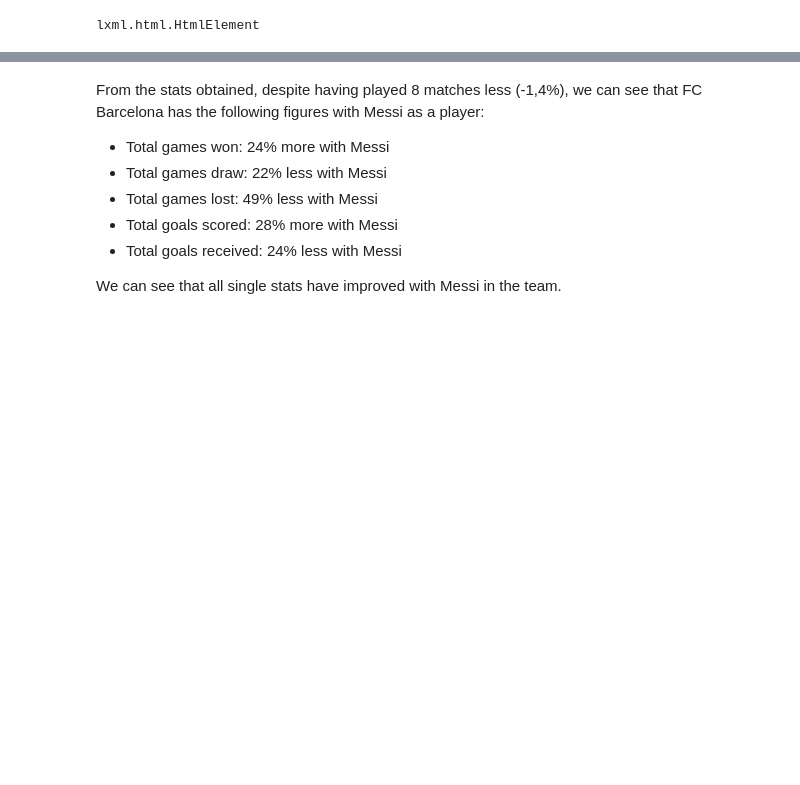
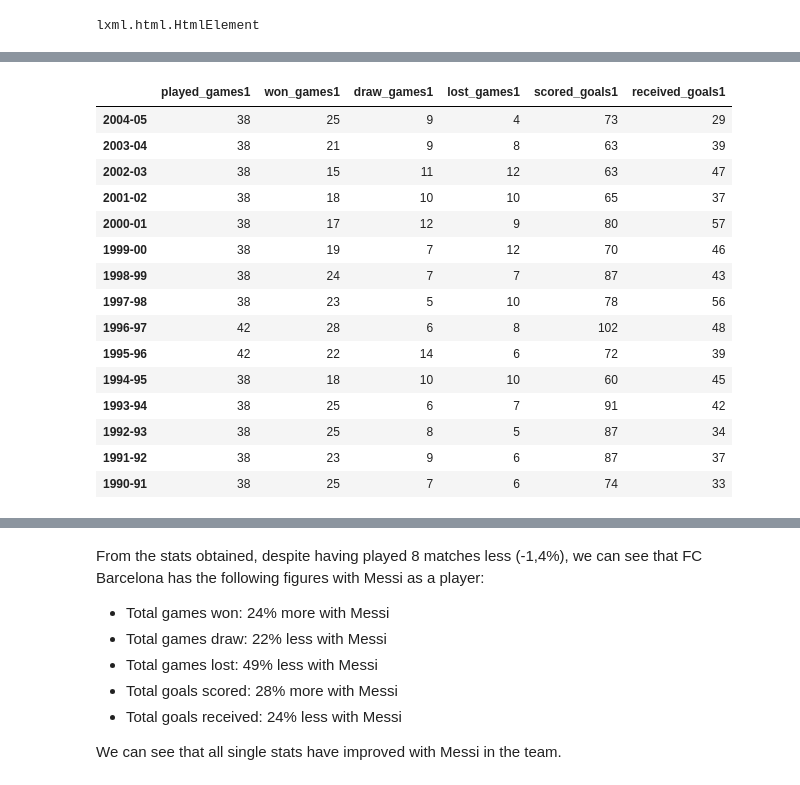
Before and after one commit to ta-datapt-bcn/project-web, a Jupyter notebook: project3_projectweb.ipynb, the cells around one changed output, grey strips where cells are left out. Saved outputs shown, nothing was run; the diff lists cells and outputs as text; code cells hidden in the pictures; blank space fills up the shorter version.

```diff
--- a/project3_projectweb.ipynb
+++ b/project3_projectweb.ipynb
@@ -410,19 +546,36 @@ for i in seasons_wo_messi:
 # %%
 # Define a dictionary that will be used to creat a DataFrame with all the stats per season
 
 games1 = { 'played_games1':played_games1, 'won_games1':won_games1, 'draw_games1':draw_games1, 'lost_games1':lost_games1, 'scored_goals1':scored_goals1, 'received_goals1':received_goals1}
 
 # Creation of the DataFrame
 
 df_wo_messi = pd.DataFrame(games1, columns=['played_games1','won_games1', 'draw_games1', 'lost_games1', 'scored_goals1', 'received_goals1'], index=season1)
 
 # Casting from str to int
 
 df_wo_messi = df_wo_messi.applymap(lambda x: int(x))
 
 # Creation of a csv file with the DataFrame
 
-df_wo_messi.to_csv('WS_output/2.standings_without_messi.csv')
+df_wo_messi#.to_csv('WS_output/2.standings_without_messi.csv')
+# %% [output]
+|  | played_games1 | won_games1 | draw_games1 | lost_games1 | scored_goals1 | received_goals1 |
+| 2004-05 | 38 | 25 | 9 | 4 | 73 | 29 |
+| 2003-04 | 38 | 21 | 9 | 8 | 63 | 39 |
+| 2002-03 | 38 | 15 | 11 | 12 | 63 | 47 |
+| 2001-02 | 38 | 18 | 10 | 10 | 65 | 37 |
+| 2000-01 | 38 | 17 | 12 | 9 | 80 | 57 |
+| 1999-00 | 38 | 19 | 7 | 12 | 70 | 46 |
+| 1998-99 | 38 | 24 | 7 | 7 | 87 | 43 |
+| 1997-98 | 38 | 23 | 5 | 10 | 78 | 56 |
+| 1996-97 | 42 | 28 | 6 | 8 | 102 | 48 |
+| 1995-96 | 42 | 22 | 14 | 6 | 72 | 39 |
+| 1994-95 | 38 | 18 | 10 | 10 | 60 | 45 |
+| 1993-94 | 38 | 25 | 6 | 7 | 91 | 42 |
+| 1992-93 | 38 | 25 | 8 | 5 | 87 | 34 |
+| 1991-92 | 38 | 23 | 9 | 6 | 87 | 37 |
+| 1990-91 | 38 | 25 | 7 | 6 | 74 | 33 |
 # %%
 # Define a dictionary that will be used to creat a DataFrame with all the stats of all seasons together
 
```
Also changed, not shown: parts of 13 cells of this notebook, 1 other file.
